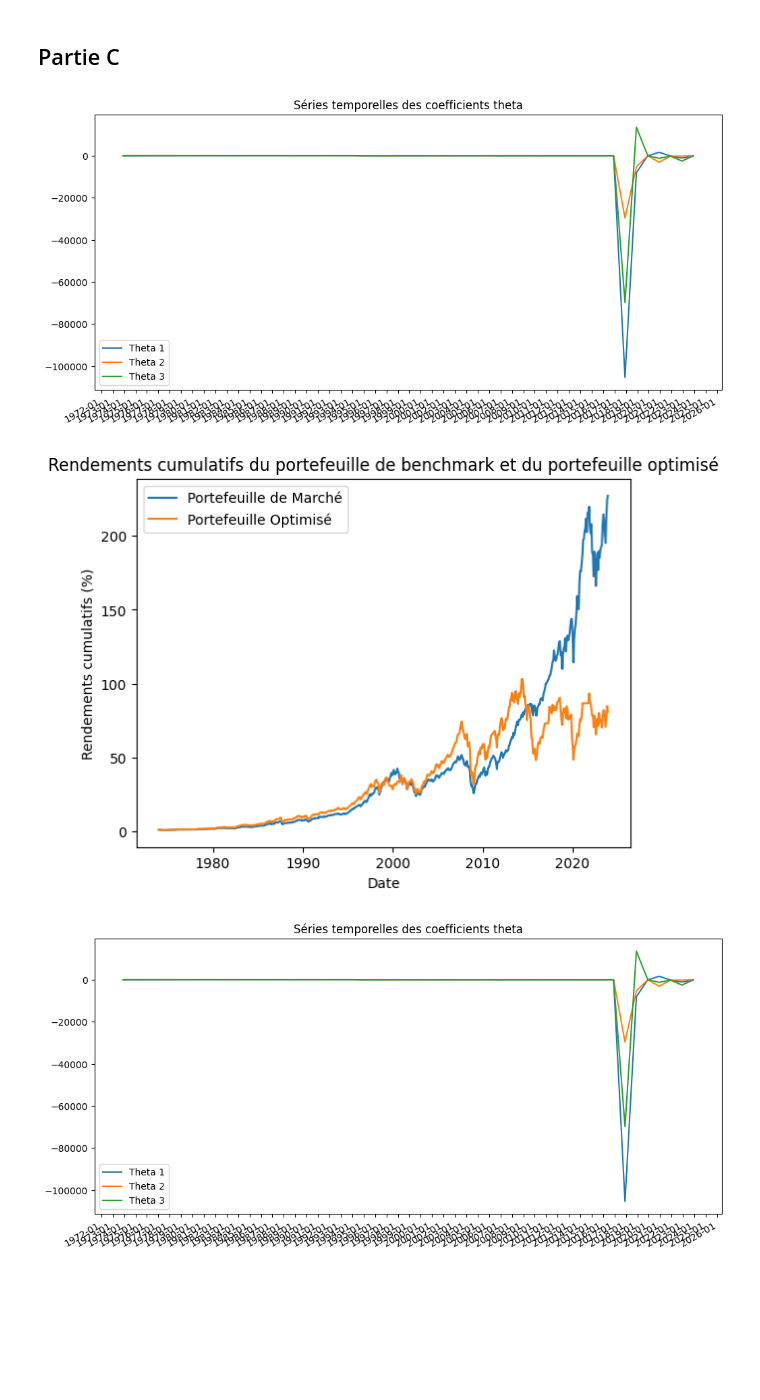
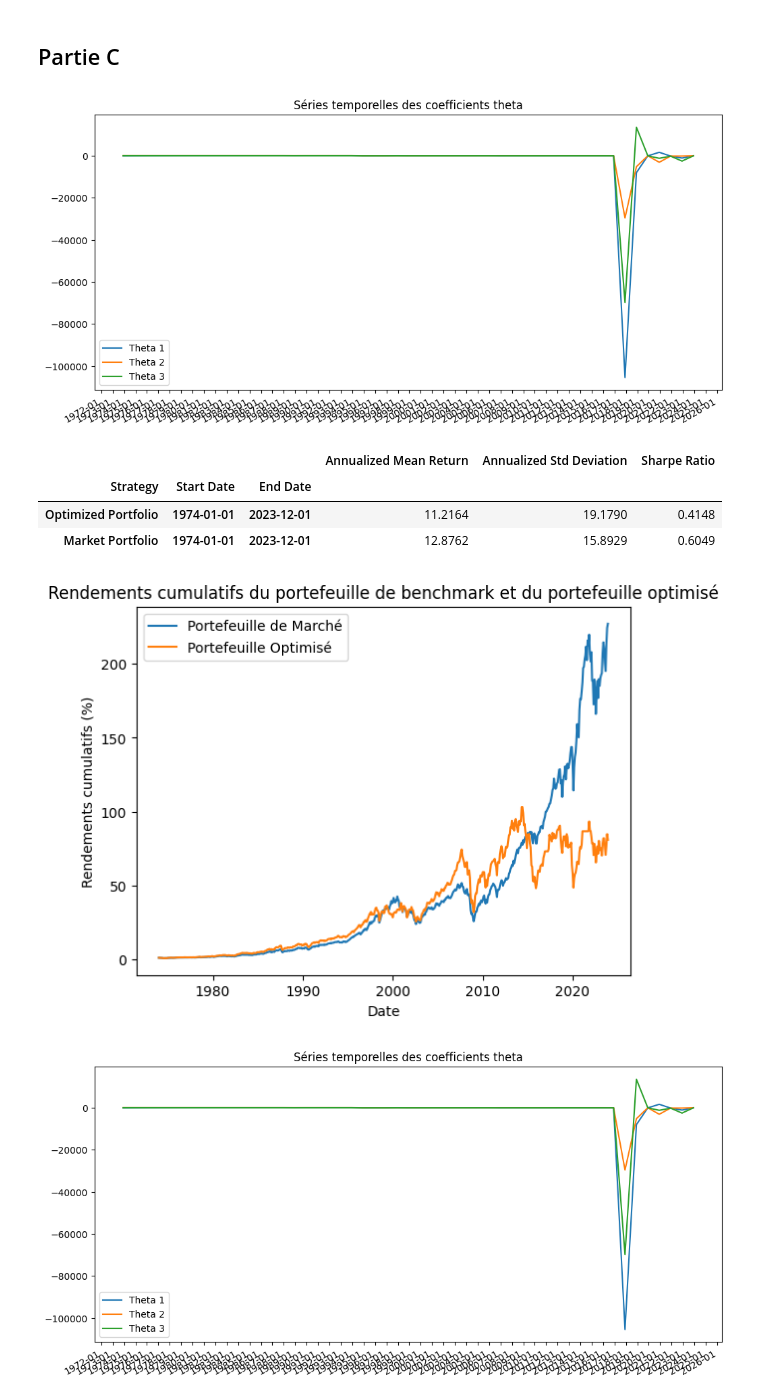
Before and after one commit to ThomasDeConinck/Gestion-de-Portefeuille-Devoir-2, a Jupyter notebook: TP2_File/TP2_notebook.ipynb, the cells around one changed output. Cells and saved outputs as stored; diff of their text form; code cells hidden in the pictures; blank space fills up the shorter version.

```diff
--- a/TP2_File/TP2_notebook.ipynb
+++ b/TP2_File/TP2_notebook.ipynb
@@ -266,43 +266,46 @@ T                          = len(returns)
 # %%
 # Optimisation des trois coefficients du modèle (selon l'équation (6) de l'article), en minimisant l'utilité espérée négative CRRA, équivalent à maximiser l'utilité,
 # et en utilisant comme valeurs initiales les coefficients moyens estimés à partir de la régression sur la période de temps T:
 
 optimal_thetas             = f.Expanding_window_optimization(df_48Ind, mkt_weights, MC_standardized, BM_standardized, MOM_standardized, returns)
-optimal_thetas
 
 # Plot les séries temporelles pour chaque coefficient theta estimés à partir de à travers T périodes de temps.
 time_series_optimal_theta  = f.plot_theta_series(optimal_thetas)
 time_series_optimal_theta
 
 # Formation des poids de portefeuilles optimisés pour chaque période de temps t mensuel, en utilisant les coefficients thetas estimés annuellement
 # et les données standardisées des 3 caractéristiques pour chaque période mensuelle t.
 opt_weights_monthly        = f.calculate_optimized_weights_monthly(mkt_weights, MC_standardized, BM_standardized, MOM_standardized, optimal_thetas)
-opt_weights_monthly
 
 # Calcul des rendements mensuels des portefeuilles optimisés et du portefeuille de marché pour chaque période de temps t, en utilisant les poids de portefeuilles optimisés
 optimized_port_returns, market_port_returns  =  f.calculate_portfolio_returns(opt_weights_monthly, mkt_weights, returns)
 
 
 # Résultats et comparaison des portefeuilles optimisés et du portefeuille de marché, selon la première méthode d'initialisation des coefficients thetas
 # (moyenne des coefficients estimés à travers les périodes de temps T):
 
 # 1) Calculer le rendement annuel moyen annualisés, la volatilité moyenne annualisée et le ratio de Sharpe pour le portefeuille optimisé et le portefeuille de marché
 Sharpe_ratio_df           = f.annualized_statistics_and_sharpe_ratios({
     'Optimized Portfolio': optimized_port_returns,
     'Market Portfolio': market_port_returns},
 [('1974-01-01', '2023-12-01')],df_rf, is_decimal=True)
 Sharpe_ratio_df
-
-# 2) Calculer les rendements cumulés pour le portefeuille optimisé et le portefeuille de marché et tracer ces rendements cumulés
-strategies               = [ 'Portefeuille de Marché', 'Portefeuille Optimisé']
-
-f.plot_cumulative_returns_partC({
-    'Portefeuille Optimisé': optimized_port_returns,
-    'Portefeuille de Marché': market_port_returns
-}, strategies)
 # %% [output]
 [figure]
-[figure, removed]
+|  |  |  | Annualized Mean Return | Annualized Std Deviation | Sharpe Ratio |
+| Strategy | Start Date | End Date |  |  |  |
+| Optimized Portfolio | 1974-01-01 | 2023-12-01 | 11.2164 | 19.1790 | 0.4148 |
+| Market Portfolio | 1974-01-01 | 2023-12-01 | 12.8762 | 15.8929 | 0.6049 |
+# %%
+# 2) Calculer les rendements cumulés pour le portefeuille optimisé et le portefeuille de marché et tracer ces rendements cumulés
+strategies               = [ 'Portefeuille de Marché', 'Portefeuille Optimisé']
+
+f.plot_cumulative_returns_partC({
+    'Portefeuille Optimisé': optimized_port_returns,
+    'Portefeuille de Marché': market_port_returns
+}, strategies)
+# %% [output]
+[figure, added]
 # %%
 # Seconde methode pour l'optimisation des trois coefficients du modèle (selon l'équation (6) de l'article) toujours en minimisant l'utilité espérée négative,
 # mais en rééstimant la valeur de theta initiale pour chaque itération de la window à partir des coefficients thetas optimaux estimés à la période précédente:
```
Also changed, not shown: parts of 2 cells of this notebook.
